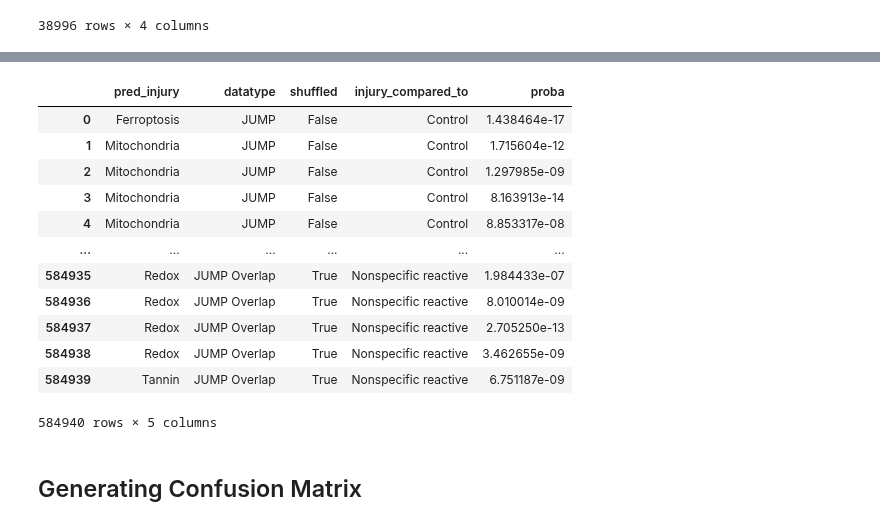
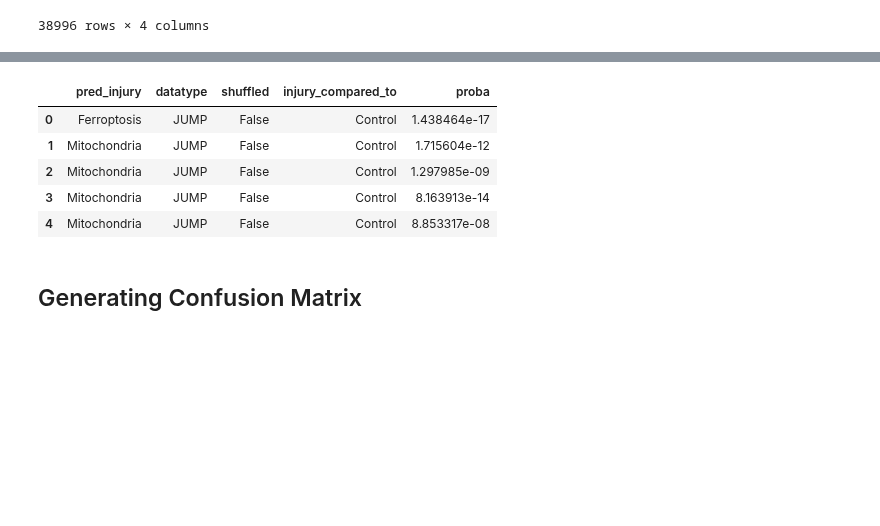
Before and after one commit to WayScience/Cytotoxic-Nuisance-Metadata-Analysis, a Jupyter notebook: notebooks/3.jump-analysis/3.jump_analysis.ipynb, the cells around one changed output, grey strips where cells are left out. Cells and saved outputs as stored; diff of their text form; code cells hidden in the pictures; blank space fills up the shorter version.

```diff
--- a/notebooks/3.jump-analysis/3.jump_analysis.ipynb
+++ b/notebooks/3.jump-analysis/3.jump_analysis.ipynb
@@ -386,23 +370,23 @@ all_proba_scores[col_to_sel + injury_classes]
 # %%
-all_proba_scores[col_to_sel + injury_classes].melt(
+# making all probabilities tidy long
+all_injury_proba = all_proba_scores[col_to_sel + injury_classes].melt(
     id_vars=["pred_injury", "datatype", "shuffled"],
     var_name="injury_compared_to",
     value_name="proba",
 )
+
+# save file
+all_injury_proba.to_csv(
+    jump_analysis_dir / "all_injury_proba.csv.gz", index=False, compression="gzip"
+)
+all_injury_proba.head()
 # %% [output]
 |  | pred_injury | datatype | shuffled | injury_compared_to | proba |
 | 0 | Ferroptosis | JUMP | False | Control | 1.438464e-17 |
 | 1 | Mitochondria | JUMP | False | Control | 1.715604e-12 |
 | 2 | Mitochondria | JUMP | False | Control | 1.297985e-09 |
 | 3 | Mitochondria | JUMP | False | Control | 8.163913e-14 |
 | 4 | Mitochondria | JUMP | False | Control | 8.853317e-08 |
-| ... | ... | ... | ... | ... | ... |
-| 584935 | Redox | JUMP Overlap | True | Nonspecific reactive | 1.984433e-07 |
-| 584936 | Redox | JUMP Overlap | True | Nonspecific reactive | 8.010014e-09 |
-| 584937 | Redox | JUMP Overlap | True | Nonspecific reactive | 2.705250e-13 |
-| 584938 | Redox | JUMP Overlap | True | Nonspecific reactive | 3.462655e-09 |
-| 584939 | Tannin | JUMP Overlap | True | Nonspecific reactive | 6.751187e-09 |
-584940 rows × 5 columns
 # %% [markdown]
 ## Generating Confusion Matrix
 # %%
```
Also changed, not shown: parts of 1 cell of this notebook, 4 other files.
